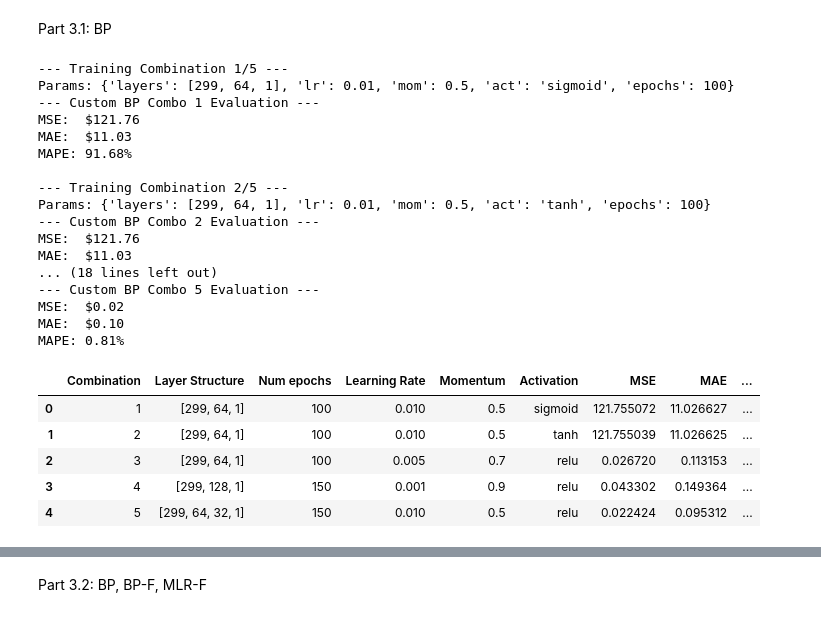
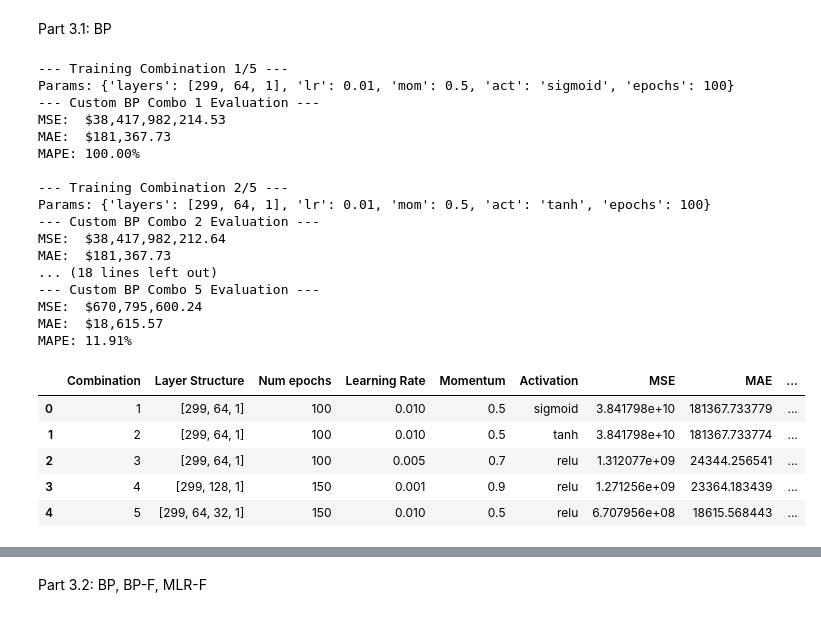
Before and after one commit to macarronesc/NEC_Practica1, a Jupyter notebook: app.ipynb, the cells around one changed output, grey strips where cells are left out. Drawn from its saved outputs; the diff is of its cells as text; code cells hidden in the pictures.

```diff
--- a/app.ipynb
+++ b/app.ipynb
@@ -84,9 +84,12 @@ np.savez('data.npz', X_train=X_train_scaled, y_train=y_train, X_test=X_test_scal
 Part 3: Obtaining and comparing predictions
 # %%
 def evaluate_model(y_true, y_pred, model_name):
-    mse = mean_squared_error(y_true, y_pred)
-    mae = mean_absolute_error(y_true, y_pred)
-    mape = mean_absolute_percentage_error(y_true, y_pred)
+    y_true_exp = np.expm1(y_true)
+    y_pred_exp = np.expm1(y_pred)
+
+    mse = mean_squared_error(y_true_exp, y_pred_exp)
+    mae = mean_absolute_error(y_true_exp, y_pred_exp)
+    mape = mean_absolute_percentage_error(y_true_exp, y_pred_exp)
 
     print(f"--- {model_name} Evaluation ---")
     print(f"MSE:  ${mse:,.2f}")
@@ -113,8 +116,6 @@ def plot_loss(train_loss, val_loss, model_name):
 # %% [markdown]
 Part 3.1: BP
 # %%
-# TODO: Implement the NN training and evaluation loop
-
 n_features = X_train_scaled.shape[1]
 hyperparameters = [
     {'layers': [n_features, 64, 1], 'lr': 0.01, 'mom': 0.5, 'act': 'sigmoid', 'epochs': 100},
@@ -148,45 +149,45 @@ for i, params in enumerate(hyperparameters):
         'Combination': i+1,
         'Layer Structure': str(params['layers']),
         'Num epochs': params['epochs'],
         'Learning Rate': params['lr'],
         'Momentum': params['mom'],
         'Activation': params['act'],
         'MSE': eval_metrics['MSE'],
         'MAE': eval_metrics['MAE'],
         'MAPE': eval_metrics['MAPE']
     })
     if eval_metrics['MAE'] < best_model_info['mae']:
         best_model_info['mae'] = eval_metrics['MAE']
         best_model_info['model'] = nn
         best_model_info['params'] = params
-        # best_model_info['history'] = nn.loss_epochs()
+        best_model_info['history'] = nn.loss_epochs()
         best_model_info['name'] = f"Custom BP Combo {i+1} (Best)"
 
 results_df = pd.DataFrame(results_list)
 results_df.sort_values(by='MAE')
 results_df
 # %% [output]
 --- Training Combination 1/5 ---
 Params: {'layers': [299, 64, 1], 'lr': 0.01, 'mom': 0.5, 'act': 'sigmoid', 'epochs': 100}
 --- Custom BP Combo 1 Evaluation ---
-MSE:  $121.76
-MAE:  $11.03
-MAPE: 91.68%
+MSE:  $38,417,982,214.53
+MAE:  $181,367.73
+MAPE: 100.00%
 
 --- Training Combination 2/5 ---
 Params: {'layers': [299, 64, 1], 'lr': 0.01, 'mom': 0.5, 'act': 'tanh', 'epochs': 100}
 --- Custom BP Combo 2 Evaluation ---
-MSE:  $121.76
-MAE:  $11.03
+MSE:  $38,417,982,212.64
+MAE:  $181,367.73
 ... (18 lines left out)
 --- Custom BP Combo 5 Evaluation ---
-MSE:  $0.02
-MAE:  $0.10
-MAPE: 0.81%
+MSE:  $670,795,600.24
+MAE:  $18,615.57
+MAPE: 11.91%
 |  | Combination | Layer Structure | Num epochs | Learning Rate | Momentum | Activation | MSE | MAE | ... |
-| 0 | 1 | [299, 64, 1] | 100 | 0.010 | 0.5 | sigmoid | 121.755072 | 11.026627 | ... |
-| 1 | 2 | [299, 64, 1] | 100 | 0.010 | 0.5 | tanh | 121.755039 | 11.026625 | ... |
-| 2 | 3 | [299, 64, 1] | 100 | 0.005 | 0.7 | relu | 0.026720 | 0.113153 | ... |
-| 3 | 4 | [299, 128, 1] | 150 | 0.001 | 0.9 | relu | 0.043302 | 0.149364 | ... |
-| 4 | 5 | [299, 64, 32, 1] | 150 | 0.010 | 0.5 | relu | 0.022424 | 0.095312 | ... |
+| 0 | 1 | [299, 64, 1] | 100 | 0.010 | 0.5 | sigmoid | 3.841798e+10 | 181367.733779 | ... |
+| 1 | 2 | [299, 64, 1] | 100 | 0.010 | 0.5 | tanh | 3.841798e+10 | 181367.733774 | ... |
+| 2 | 3 | [299, 64, 1] | 100 | 0.005 | 0.7 | relu | 1.312077e+09 | 24344.256541 | ... |
+| 3 | 4 | [299, 128, 1] | 150 | 0.001 | 0.9 | relu | 1.271256e+09 | 23364.183439 | ... |
+| 4 | 5 | [299, 64, 32, 1] | 150 | 0.010 | 0.5 | relu | 6.707956e+08 | 18615.568443 | ... |
 # %%
```
Also changed, not shown: parts of 2 cells of this notebook.
